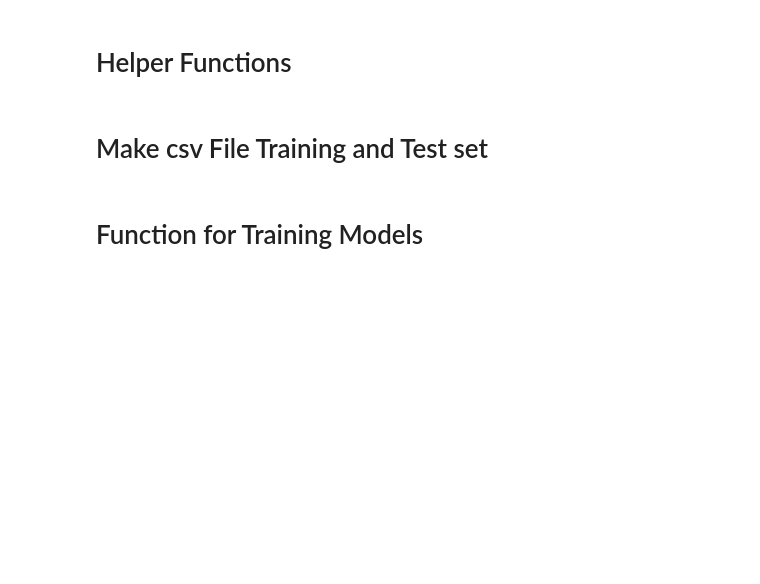
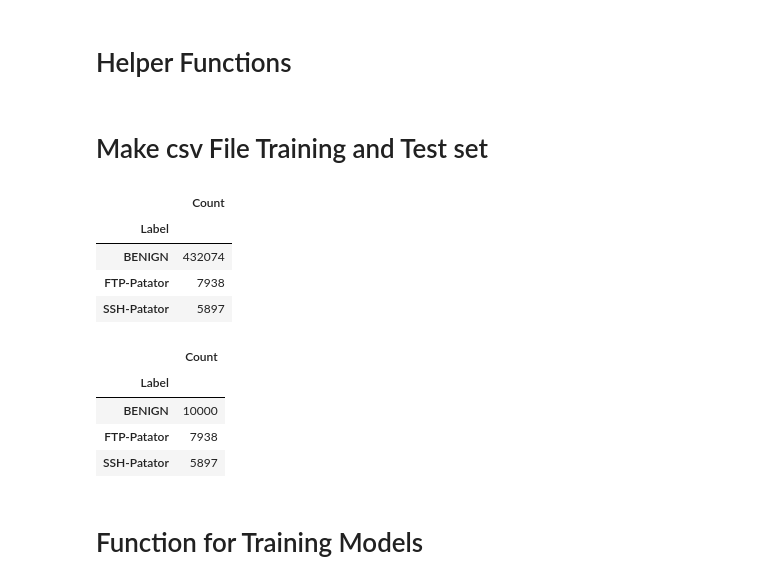
Before and after one commit to 9501sam/IDS-for-CICIDS2017, a Jupyter notebook: main.ipynb, the cells around one changed output. Drawn from its saved outputs; the diff is of its cells as text; code cells hidden in the pictures; blank space fills up the shorter version.

```diff
--- a/main.ipynb
+++ b/main.ipynb
@@ -135,25 +135,49 @@ def get_train_and_test(dfs):
 # %%
 dataset_dir = './TrafficLabelling/'
 def read_csv(csv_file):
     file_path = os.path.join(dataset_dir, csv_file)
     # Try different encodings until the file is successfully read
     df = None
     for encoding in ['utf-8', 'latin1', 'ISO-8859-1', 'windows-1252']:
         try:
             df = pd.read_csv(file_path, encoding=encoding)
             break  # Stop trying encodings once the file is successfully read
         except UnicodeDecodeError:
             continue
     return df
 
-df_Mon  = read_csv("Monday-WorkingHours.pcap_ISCX.csv")
+def make_label_amount(df, label, amount):
+    # Filter the DataFrame to select rows with the specified label
+    label_rows = df[df[' Label'] == label]
+    # Take the first 'amount' rows with the specified label
+    df_subset = label_rows.head(amount)
+    df_remaining = df[df[' Label'] != label]
+    # Concatenate the subset DataFrame with the remaining rows
+    df_concatenated = pd.concat([df_remaining, df_subset], ignore_index=True)
+    return df_concatenated
+
+# df_Mon  = read_csv("Monday-WorkingHours.pcap_ISCX.csv")
 df_Tue  = read_csv("Tuesday-WorkingHours.pcap_ISCX.csv")
-df_Wed  = read_csv("Wednesday-workingHours.pcap_ISCX.csv")
-df_Thu1 = read_csv("Thursday-WorkingHours-Afternoon-Infilteration.pcap_ISCX.csv")
-df_Thu2 = read_csv("Thursday-WorkingHours-Morning-WebAttacks.pcap_ISCX.csv")
-df_Fri1 = read_csv("Friday-WorkingHours-Afternoon-DDos.pcap_ISCX.csv")
-df_Fri2 = read_csv("Friday-WorkingHours-Afternoon-PortScan.pcap_ISCX.csv")
-df_Fri3 = read_csv("Friday-WorkingHours-Morning.pcap_ISCX.csv")
+count_labels(df_Tue)
+df_Tue = make_label_amount(df_Tue, "BENIGN", 10000)
+count_labels(df_Tue)
+# df_Wed  = read_csv("Wednesday-workingHours.pcap_ISCX.csv")
+# df_Thu1 = read_csv("Thursday-WorkingHours-Afternoon-Infilteration.pcap_ISCX.csv")
+# df_Thu2 = read_csv("Thursday-WorkingHours-Morning-WebAttacks.pcap_ISCX.csv")
+# df_Fri1 = read_csv("Friday-WorkingHours-Afternoon-DDos.pcap_ISCX.csv")
+# df_Fri2 = read_csv("Friday-WorkingHours-Afternoon-PortScan.pcap_ISCX.csv")
+# df_Fri3 = read_csv("Friday-WorkingHours-Morning.pcap_ISCX.csv")
+# %% [output]
+|  | Count |
+| Label |  |
+| BENIGN | 432074 |
+| FTP-Patator | 7938 |
+| SSH-Patator | 5897 |
+|  | Count |
+| Label |  |
+| BENIGN | 10000 |
+| FTP-Patator | 7938 |
+| SSH-Patator | 5897 |
 # %% [markdown]
 # Function for Training Models
 # %%
```
Also changed, not shown: parts of 1 cell of this notebook.
